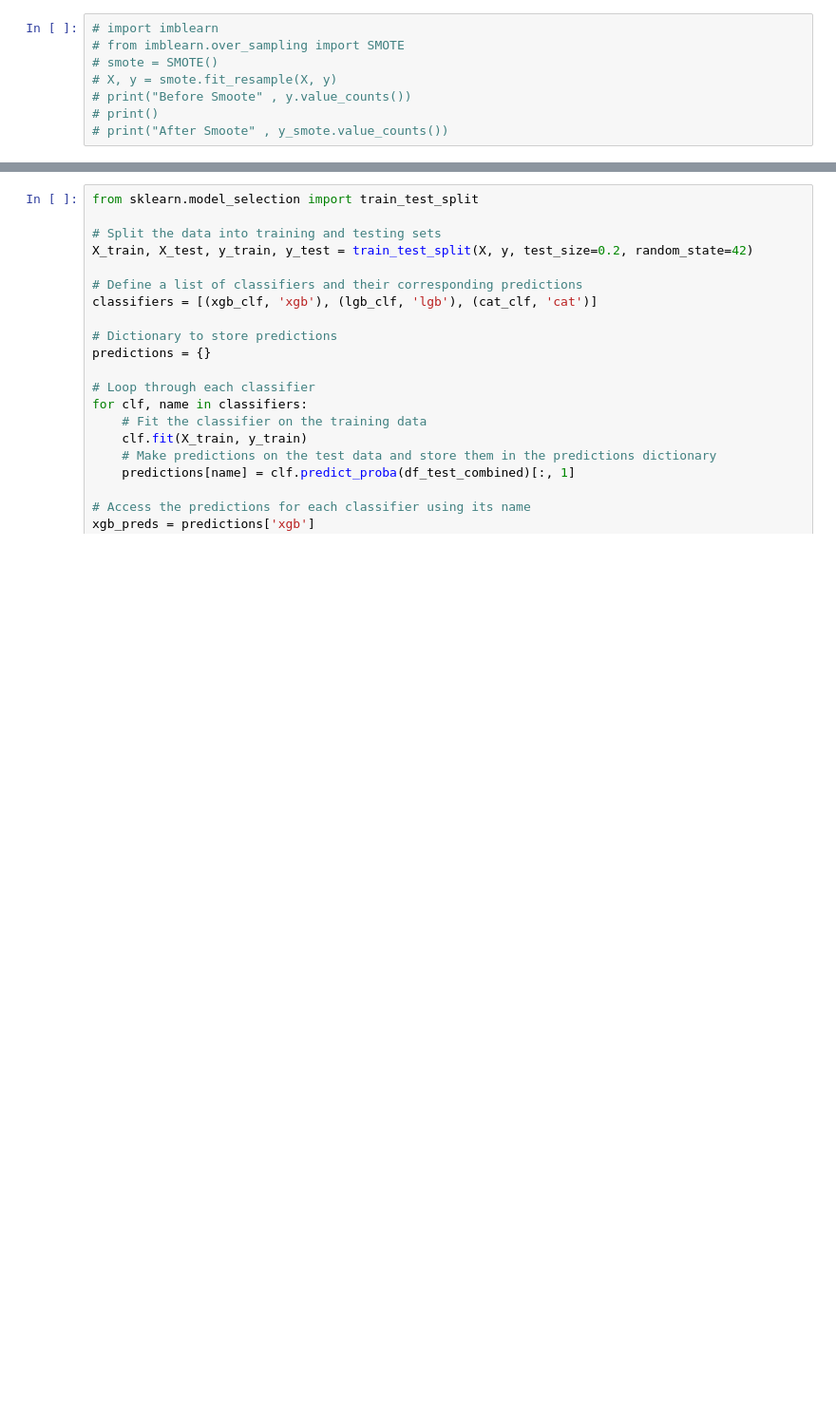
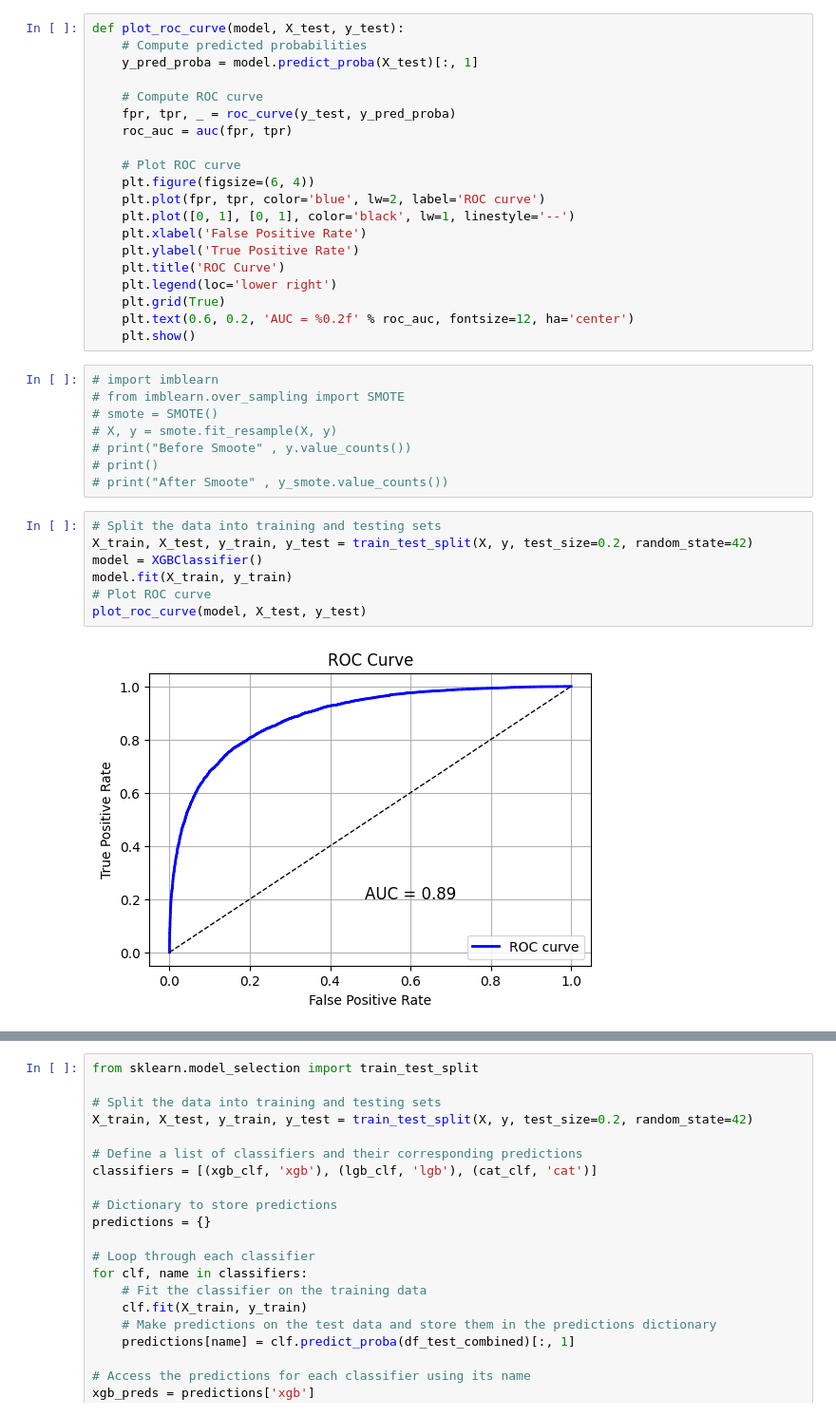
Before and after one commit to amitvkulkarni/Blogs, a Jupyter notebook: Kaggle/Ensemble Modelling - 3 Methods.ipynb, the cells around one changed output, grey strips where cells are left out. Shown: that part at 95% size. Saved outputs shown, nothing was run; the diff lists cells and outputs as text; blank space fills up the shorter version.

Commit message:
Model metrics code updated

```diff
--- a/Kaggle/Ensemble Modelling - 3 Methods.ipynb
+++ b/Kaggle/Ensemble Modelling - 3 Methods.ipynb
@@ -290,6 +263,26 @@ from sklearn.model_selection import train_test_split
 
 X = df_train_combined.drop(columns=[target])
 y = df_train_combined[target]
+# %%
+def plot_roc_curve(model, X_test, y_test):
+    # Compute predicted probabilities
+    y_pred_proba = model.predict_proba(X_test)[:, 1]
+
+    # Compute ROC curve
+    fpr, tpr, _ = roc_curve(y_test, y_pred_proba)
+    roc_auc = auc(fpr, tpr)
+
+    # Plot ROC curve
+    plt.figure(figsize=(6, 4))
+    plt.plot(fpr, tpr, color='blue', lw=2, label='ROC curve')
+    plt.plot([0, 1], [0, 1], color='black', lw=1, linestyle='--')
+    plt.xlabel('False Positive Rate')
+    plt.ylabel('True Positive Rate')
+    plt.title('ROC Curve')
+    plt.legend(loc='lower right')
+    plt.grid(True)
+    plt.text(0.6, 0.2, 'AUC = %0.2f' % roc_auc, fontsize=12, ha='center')
+    plt.show()
 # %%
 # import imblearn
 # from imblearn.over_sampling import SMOTE
@@ -298,3 +291,12 @@ y = df_train_combined[target]
 # print("Before Smoote" , y.value_counts())
 # print()
 # print("After Smoote" , y_smote.value_counts())
+# %%
+# Split the data into training and testing sets
+X_train, X_test, y_train, y_test = train_test_split(X, y, test_size=0.2, random_state=42)
+model = XGBClassifier()
+model.fit(X_train, y_train)
+# Plot ROC curve
+plot_roc_curve(model, X_test, y_test)
+# %% [output]
+[figure, added]
```
Also changed, not shown: parts of 31 cells of this notebook.
